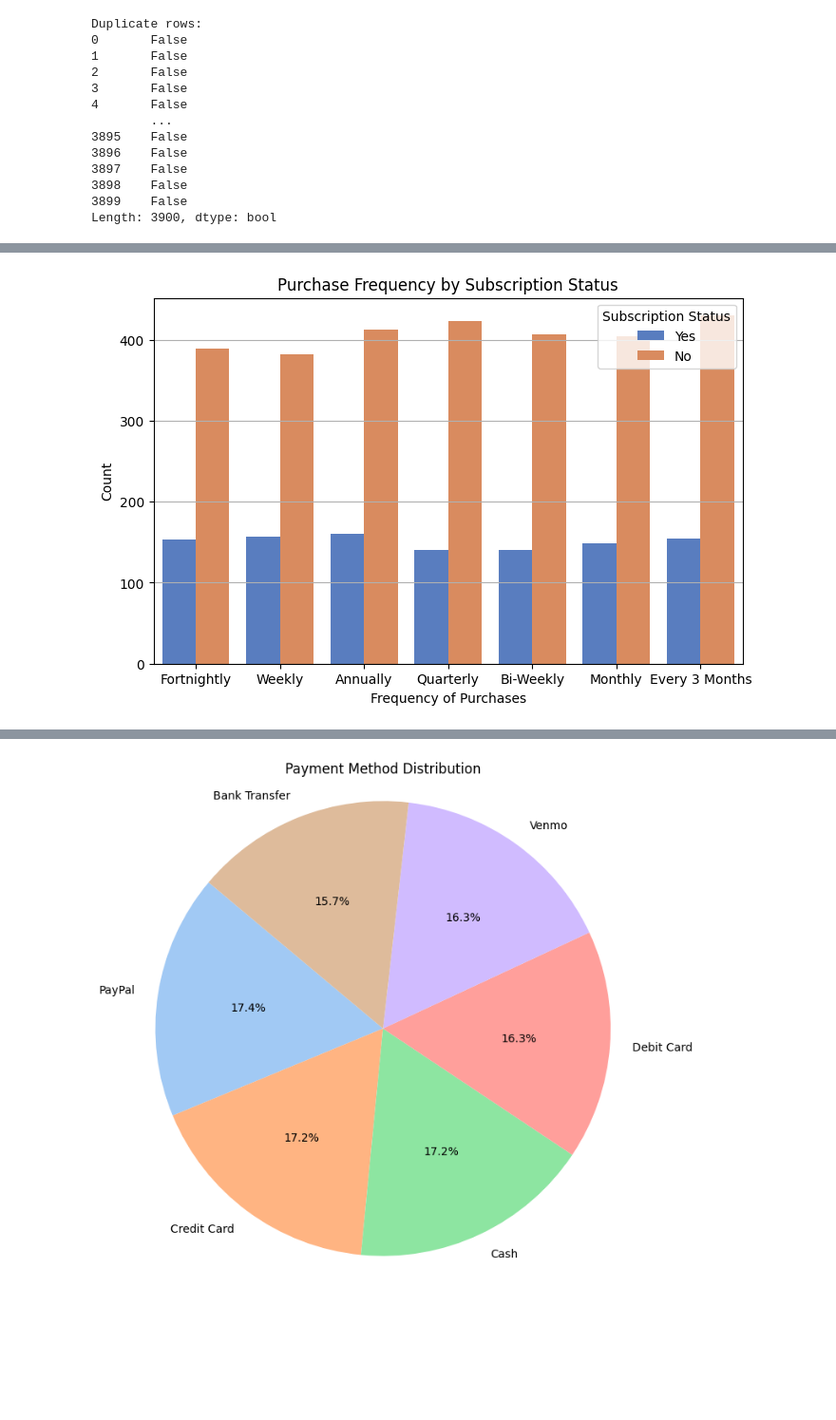
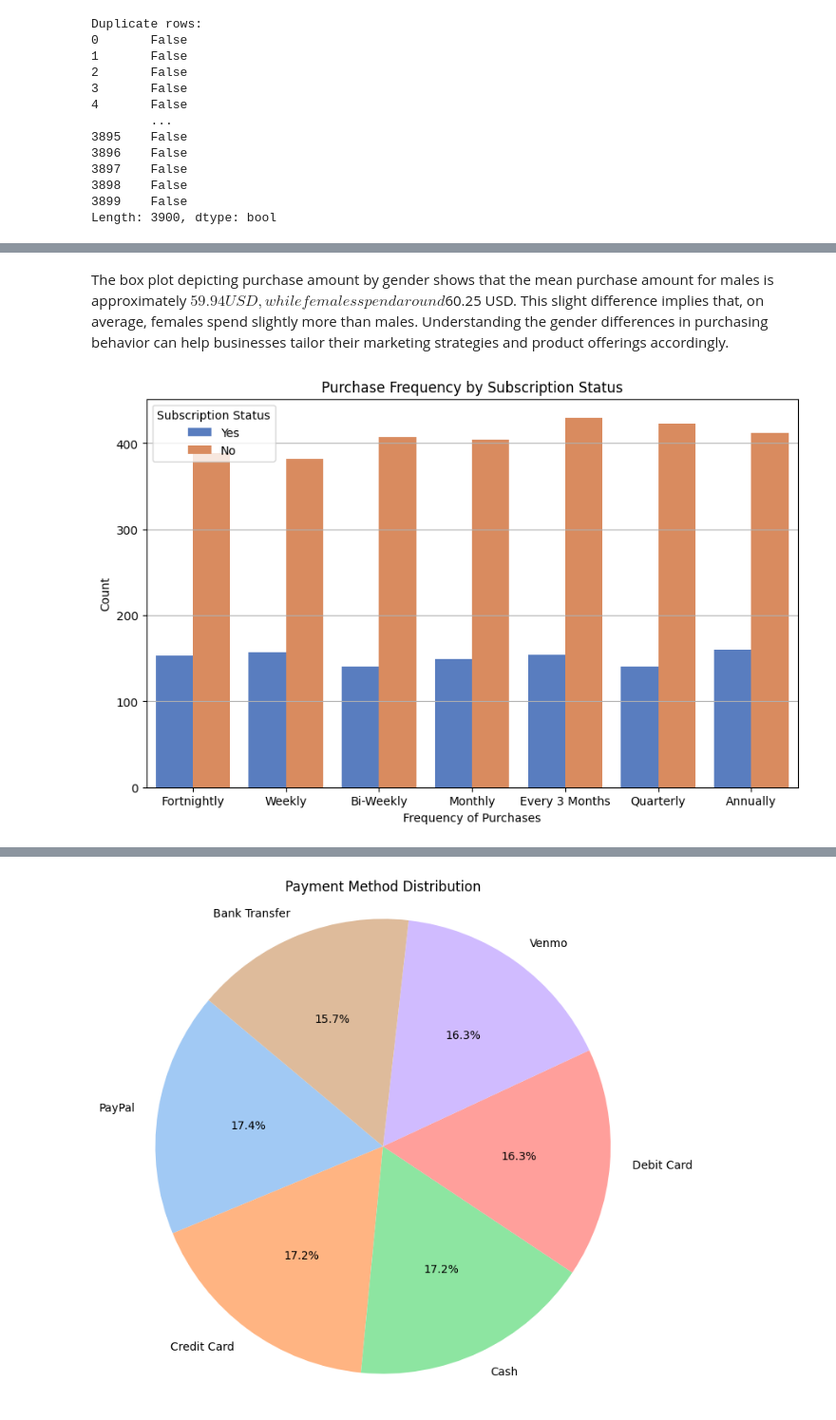
Before and after one commit to hasanahaffendy/STQD6234-DataManagement, a Jupyter notebook: P131626_Assignment1.ipynb, the cells around one changed output, grey strips where cells are left out. Shown at 95% size. Saved outputs shown, nothing was run; the diff lists cells and outputs as text; code cells hidden in the pictures; blank space fills up the shorter version.

```diff
--- a/P131626_Assignment1.ipynb
+++ b/P131626_Assignment1.ipynb
@@ -160,12 +257,18 @@ Passing `palette` without assigning `hue` is deprecated and will be removed in v
+# %% [markdown]
+The box plot depicting purchase amount by gender shows that the mean purchase amount for males is approximately $59.94 USD, while females spend around $60.25 USD. This slight difference implies that, on average, females spend slightly more than males. Understanding the gender differences in purchasing behavior can help businesses tailor their marketing strategies and product offerings accordingly.
 # %%
+# Define the order of purchase frequencies
+purchase_order = ['Fortnightly', 'Weekly', 'Bi-Weekly', 'Monthly', 'Every 3 Months', 'Quarterly', 'Annually']
+
 # Plot bar chart of purchase frequency by subscription status
-plt.figure(figsize=(8, 5))
-sns.countplot(x='Frequency of Purchases', hue='Subscription Status', data=df, palette='muted')
+plt.figure(figsize=(10, 6))
+sns.countplot(x='Frequency of Purchases', hue='Subscription Status', data=df, palette='muted', order=purchase_order)
 plt.title('Purchase Frequency by Subscription Status')
 plt.xlabel('Frequency of Purchases')
 plt.ylabel('Count')
 plt.legend(title='Subscription Status')
 plt.grid(axis='y')
+
 plt.show()
 # %% [output]
-[figure, old version]
+[figure, new version]
```
Also changed, not shown: parts of 21 cells of this notebook.
